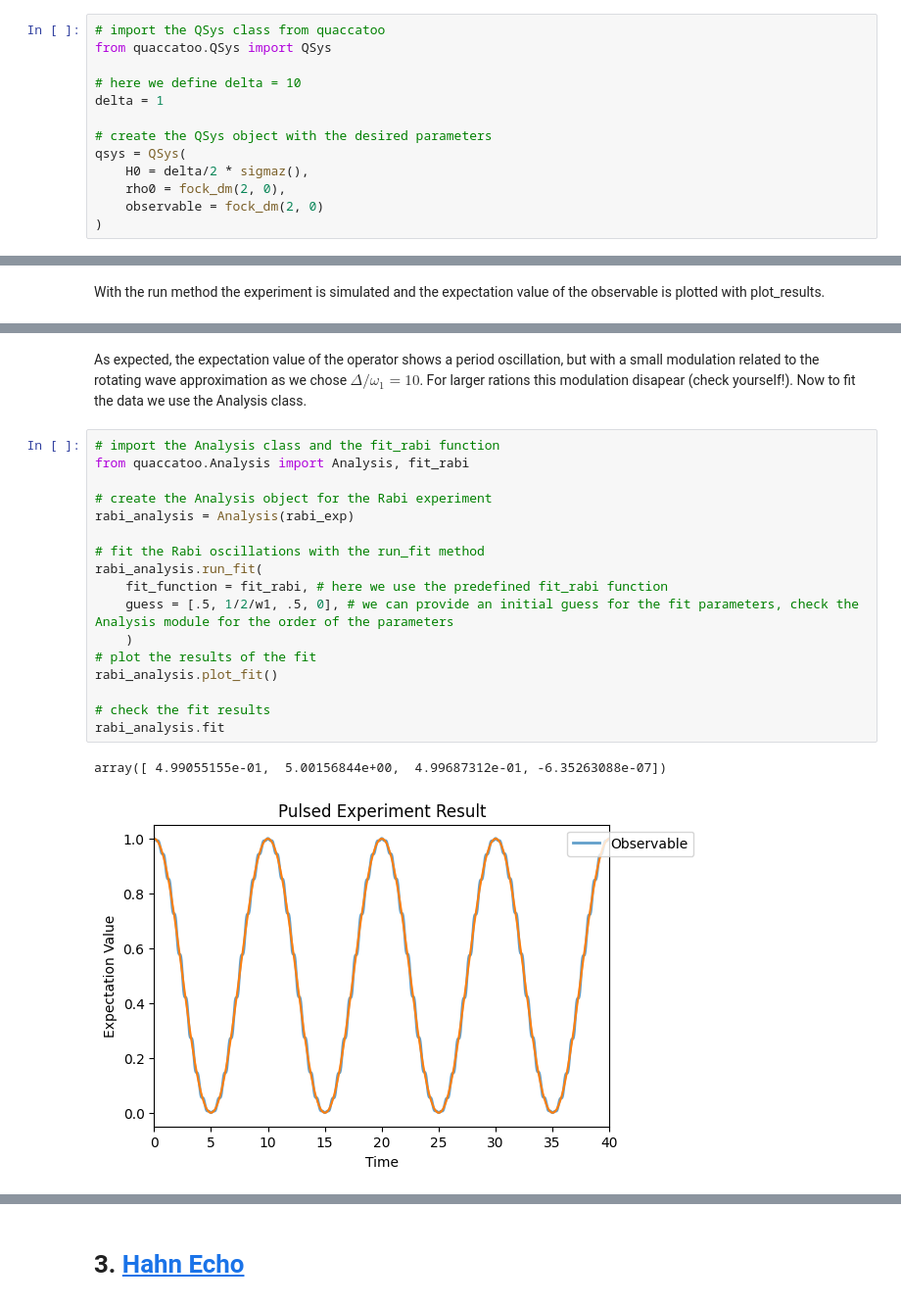
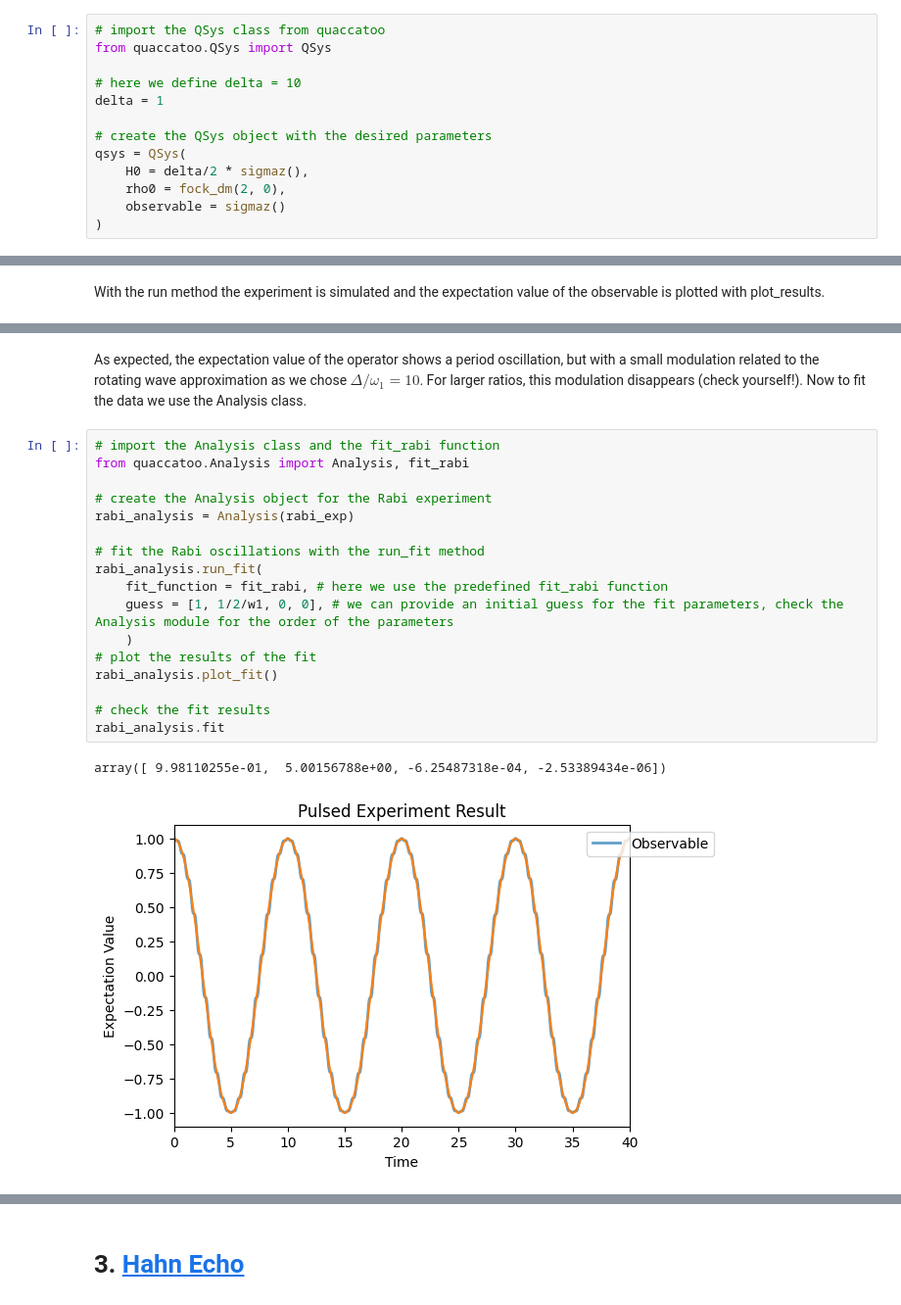
Before and after one commit to QISS-HZB/QuaCCAToo, a Jupyter notebook: Ex01:spin1⁄2_Rabi_Hahn.ipynb, the cells around one changed output, grey strips where cells are left out. Shown at 98% size. Drawn from its saved outputs; the diff is of its cells as text.

```diff
--- a/Ex01:spin1⁄2_resonance_T2.ipynb
+++ b/Ex01:spin1⁄2_Rabi_Hahn.ipynb
@@ -39,5 +39,5 @@ delta = 1
 qsys = QSys(
     H0 = delta/2 * sigmaz(),
     rho0 = fock_dm(2, 0),
-    observable = fock_dm(2, 0)
+    observable = sigmaz()
 )
@@ -83,23 +85,23 @@ rabi_exp.plot_results()
 # %% [markdown]
-As expected, the expectation value of the operator shows a period oscillation, but with a small modulation related to the rotating wave approximation as we chose $\Delta/\omega_1=10$. For larger rations this modulation disapear (check yourself!). Now to fit the data we use the Analysis class.
+As expected, the expectation value of the operator shows a period oscillation, but with a small modulation related to the rotating wave approximation as we chose $\Delta/\omega_1=10$. For larger ratios, this modulation disappears (check yourself!). Now to fit the data we use the Analysis class.
 # %%
 # import the Analysis class and the fit_rabi function
 from quaccatoo.Analysis import Analysis, fit_rabi
 
 # create the Analysis object for the Rabi experiment
 rabi_analysis = Analysis(rabi_exp)
 
 # fit the Rabi oscillations with the run_fit method
 rabi_analysis.run_fit(
     fit_function = fit_rabi, # here we use the predefined fit_rabi function
-    guess = [.5, 1/2/w1, .5, 0], # we can provide an initial guess for the fit parameters, check the Analysis module for the order of the parameters
+    guess = [1, 1/2/w1, 0, 0], # we can provide an initial guess for the fit parameters, check the Analysis module for the order of the parameters
     )
 # plot the results of the fit
 rabi_analysis.plot_fit()
 
 # check the fit results
 rabi_analysis.fit
 # %% [output]
-array([ 4.99055155e-01,  5.00156844e+00,  4.99687312e-01, -6.35263088e-07])
+array([ 9.98110255e-01,  5.00156788e+00, -6.25487318e-04, -2.53389434e-06])
-[figure, old version]
+[figure, new version]
 # %% [markdown]
```
Also changed, not shown: parts of 13 cells of this notebook, 4 other files.
